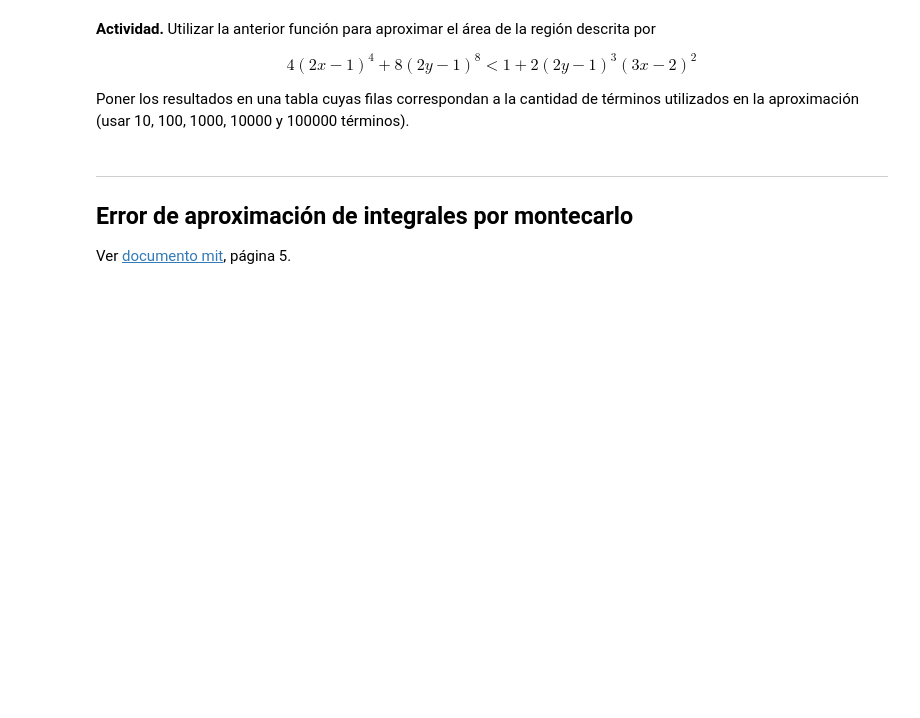
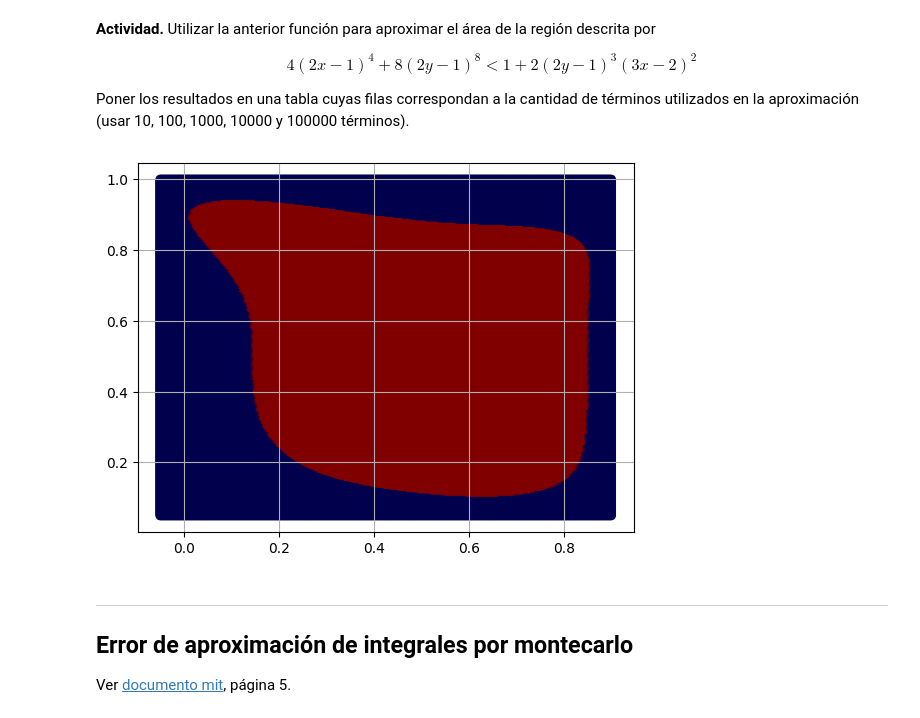
Before and after one commit to ArellanoMCarlos/SimMat_O2023, a Jupyter notebook: Montecarlo/IntegracionMontecarlo.ipynb, the cells around one changed output. Cells and saved outputs as stored; diff of their text form; code cells hidden in the pictures; blank space fills up the shorter version.

```diff
--- a/Montecarlo/IntegracionMontecarlo.ipynb
+++ b/Montecarlo/IntegracionMontecarlo.ipynb
@@ -322,6 +393,21 @@ y que devuelva la aproximación montecarlo tipo 2 del area de la region.
 $$4(2x-1)^4+8(2y-1)^8<1+2(2y-1)^3(3x-2)^2$$
 
 Poner los resultados en una tabla cuyas filas correspondan a la cantidad de términos utilizados en la aproximación (usar 10, 100, 1000, 10000 y 100000 términos).
+# %%
+def region(x,y):
+  return 4*(2*x-1)**4+8*(2*y-1)**8<1+2*(2*y-1)**3*(3*x-2)**2
+# %%
+a1,b1=-0.05,0.9 # -0.5,1 # -5,5 # Límites para 'x'
+a2,b2=0.05,1 # -0.5,1 # -5,5 # Límites para 'y'
+
+N=300
+x=np.linspace(a1,b1,N)
+y=np.linspace(a2,b2,N)
+X,Y=np.meshgrid(x,y)
+plt.scatter(X,Y,c=region(X,Y),cmap='seismic')
+plt.grid()
+# %% [output]
+[figure, added]
 # %% [markdown]
 ___
 ## Error de aproximación de integrales por montecarlo
```
Also changed, not shown: parts of 11 cells of this notebook.
